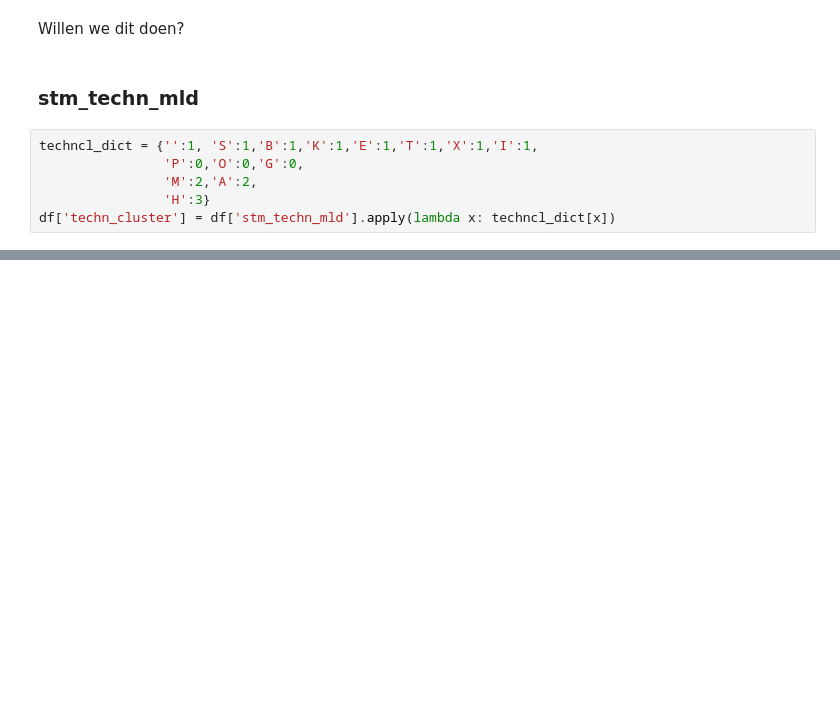
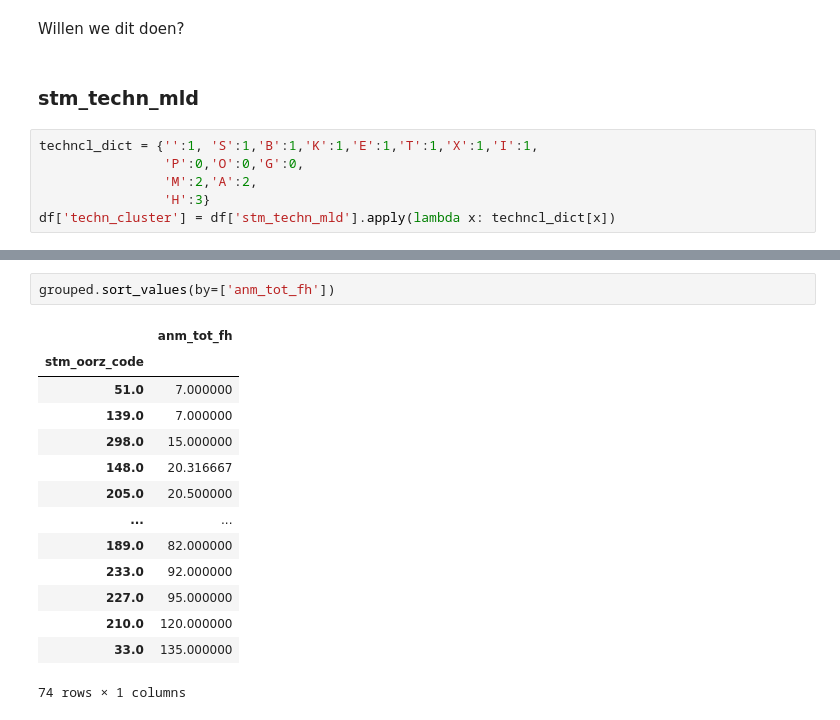
Before and after one commit to GuuscoNL/data-driven-business, a Jupyter notebook: DataExploration.ipynb, the cells around one changed output, grey strips where cells are left out. Cells and saved outputs as stored; diff of their text form; blank space fills up the shorter version.

```diff
--- a/DataExploration.ipynb
+++ b/DataExploration.ipynb
@@ -263,0 +399,17 @@ df['techn_cluster'] = df['stm_techn_mld'].apply(lambda x: techncl_dict[x])
+# %%
+grouped.sort_values(by=['anm_tot_fh'])
+# %% [output]
+|  | anm_tot_fh |
+| stm_oorz_code |  |
+| 51.0 | 7.000000 |
+| 139.0 | 7.000000 |
+| 298.0 | 15.000000 |
+| 148.0 | 20.316667 |
+| 205.0 | 20.500000 |
+| ... | ... |
+| 189.0 | 82.000000 |
+| 233.0 | 92.000000 |
+| 227.0 | 95.000000 |
+| 210.0 | 120.000000 |
+| 33.0 | 135.000000 |
+74 rows × 1 columns
```
Also changed, not shown: parts of 21 cells of this notebook, 1 other file.
